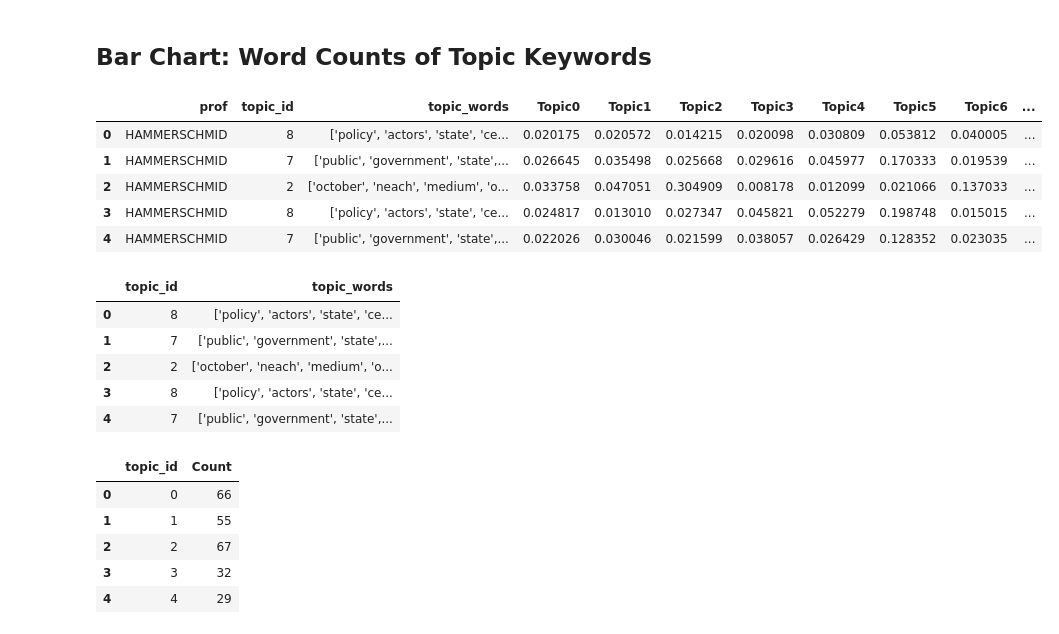
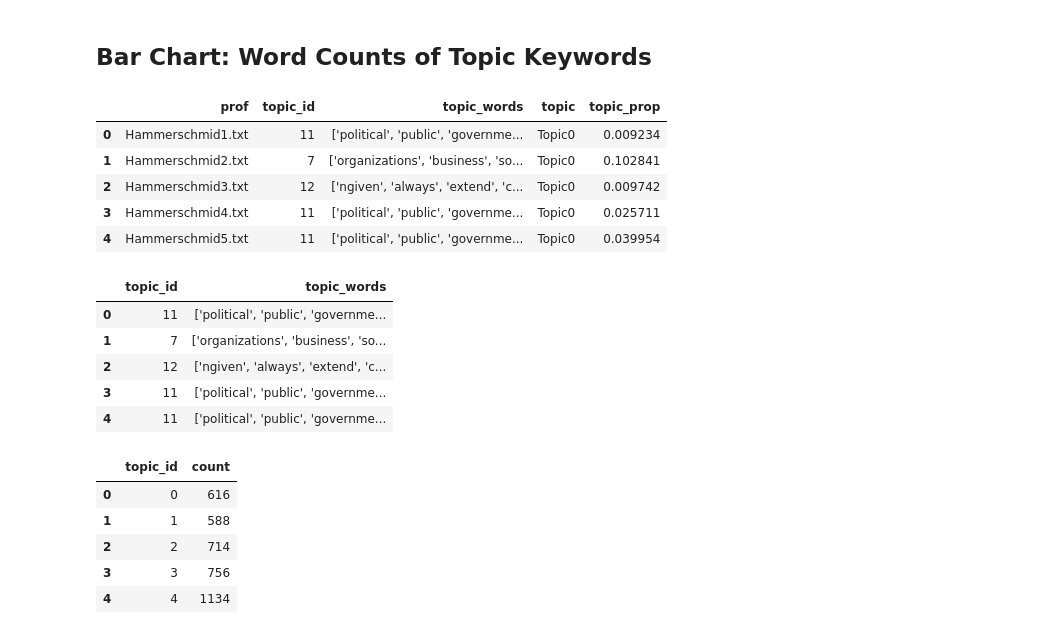
Before and after one commit to esnue/ThesisAllocationSystem, a Jupyter notebook: 4_Visualization.ipynb, the cells around one changed output. Saved outputs shown, nothing was run; the diff lists cells and outputs as text; code cells hidden in the pictures.

```diff
--- a/4_Visualization.ipynb
+++ b/4_Visualization.ipynb
@@ -178,24 +175,24 @@ bardat2.plot(
 # %% [markdown]
 ## Bar Chart: Word Counts of Topic Keywords
 # %%
-topics_df_wide.head(5)
+topics_df_long.head(5)
 # %% [output]
-|  | prof | topic_id | topic_words | Topic0 | Topic1 | Topic2 | Topic3 | Topic4 | Topic5 | Topic6 | ... |
-| 0 | HAMMERSCHMID | 8 | ['policy', 'actors', 'state', 'ce... | 0.020175 | 0.020572 | 0.014215 | 0.020098 | 0.030809 | 0.053812 | 0.040005 | ... |
-| 1 | HAMMERSCHMID | 7 | ['public', 'government', 'state',... | 0.026645 | 0.035498 | 0.025668 | 0.029616 | 0.045977 | 0.170333 | 0.019539 | ... |
-| 2 | HAMMERSCHMID | 2 | ['october', 'neach', 'medium', 'o... | 0.033758 | 0.047051 | 0.304909 | 0.008178 | 0.012099 | 0.021066 | 0.137033 | ... |
-| 3 | HAMMERSCHMID | 8 | ['policy', 'actors', 'state', 'ce... | 0.024817 | 0.013010 | 0.027347 | 0.045821 | 0.052279 | 0.198748 | 0.015015 | ... |
-| 4 | HAMMERSCHMID | 7 | ['public', 'government', 'state',... | 0.022026 | 0.030046 | 0.021599 | 0.038057 | 0.026429 | 0.128352 | 0.023035 | ... |
+|  | prof | topic_id | topic_words | topic | topic_prop |
+| 0 | Hammerschmid1.txt | 11 | ['political', 'public', 'governme... | Topic0 | 0.009234 |
+| 1 | Hammerschmid2.txt | 7 | ['organizations', 'business', 'so... | Topic0 | 0.102841 |
+| 2 | Hammerschmid3.txt | 12 | ['ngiven', 'always', 'extend', 'c... | Topic0 | 0.009742 |
+| 3 | Hammerschmid4.txt | 11 | ['political', 'public', 'governme... | Topic0 | 0.025711 |
+| 4 | Hammerschmid5.txt | 11 | ['political', 'public', 'governme... | Topic0 | 0.039954 |
 # %%
-bardat = topics_df_wide.iloc[:, 1:3]
+bardat = topics_df_long.iloc[:, 1:3]
 bardat.head(5)
 # %% [output]
 |  | topic_id | topic_words |
-| 0 | 8 | ['policy', 'actors', 'state', 'ce... |
-| 1 | 7 | ['public', 'government', 'state',... |
-| 2 | 2 | ['october', 'neach', 'medium', 'o... |
-| 3 | 8 | ['policy', 'actors', 'state', 'ce... |
-| 4 | 7 | ['public', 'government', 'state',... |
+| 0 | 11 | ['political', 'public', 'governme... |
+| 1 | 7 | ['organizations', 'business', 'so... |
+| 2 | 12 | ['ngiven', 'always', 'extend', 'c... |
+| 3 | 11 | ['political', 'public', 'governme... |
+| 4 | 11 | ['political', 'public', 'governme... |
 # %%
 # remove leading white space's & split by delimiter
 bardat['topic_words'] = bardat['topic_words'].str.strip()\
@@ -205,12 +202,12 @@ bardat['topic_words'] = bardat['topic_words'].str.strip()\
 # apply group by to get count of each word.
 bardat2  = bardat.explode(column='topic_words').groupby(["topic_id","topic_words"]).size().reset_index(name='count')
 # %%
-bardat3 = bardat.groupby(['topic_id']).count().reset_index().rename(columns={"topic_words": "Count"})
+bardat3 = bardat.groupby(['topic_id']).count().reset_index().rename(columns={"topic_words": "count"})
 bardat3.head(5)
 # %% [output]
-|  | topic_id | Count |
-| 0 | 0 | 66 |
-| 1 | 1 | 55 |
-| 2 | 2 | 67 |
-| 3 | 3 | 32 |
-| 4 | 4 | 29 |
+|  | topic_id | count |
+| 0 | 0 | 616 |
+| 1 | 1 | 588 |
+| 2 | 2 | 714 |
+| 3 | 3 | 756 |
+| 4 | 4 | 1134 |
```
Also changed, not shown: parts of 13 cells of this notebook.
